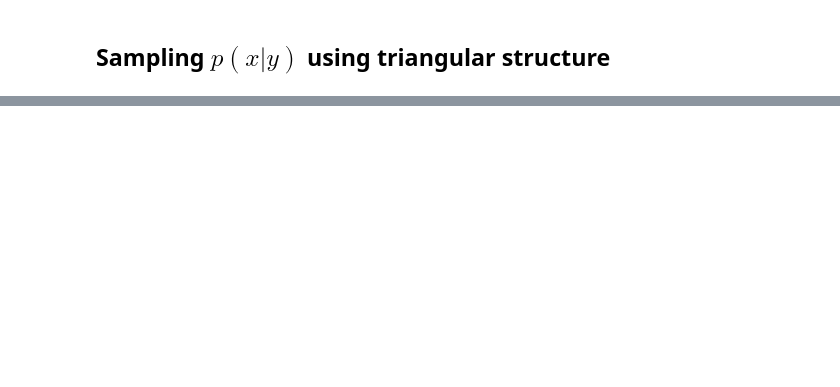
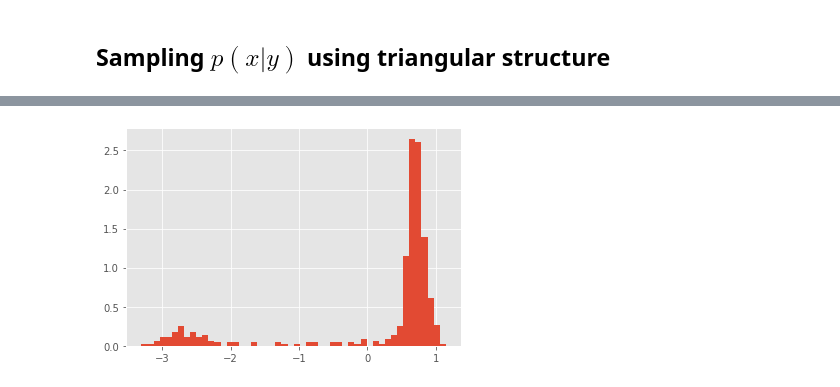
Before and after one commit to CaseyLeeDowdle/TransportNets, a Jupyter notebook: examples/ConditionalSampling/ConditionalSampling.ipynb, the cells around one changed output, grey strips where cells are left out. Saved outputs shown, nothing was run; the diff lists cells and outputs as text; code cells hidden in the pictures; blank space fills up the shorter version.

```diff
--- a/examples/ConditionalSampling/ConditionalSampling.ipynb
+++ b/examples/ConditionalSampling/ConditionalSampling.ipynb
@@ -157,0 +168,5 @@ plt.show()
+# %%
+Ns = 1000
+plt.hist(cond_tgt_samps[:, 1],bins=50,density=True);
+# %% [output]
+[figure, added]
```
Also changed, not shown: parts of 9 cells of this notebook, 6 other files.
